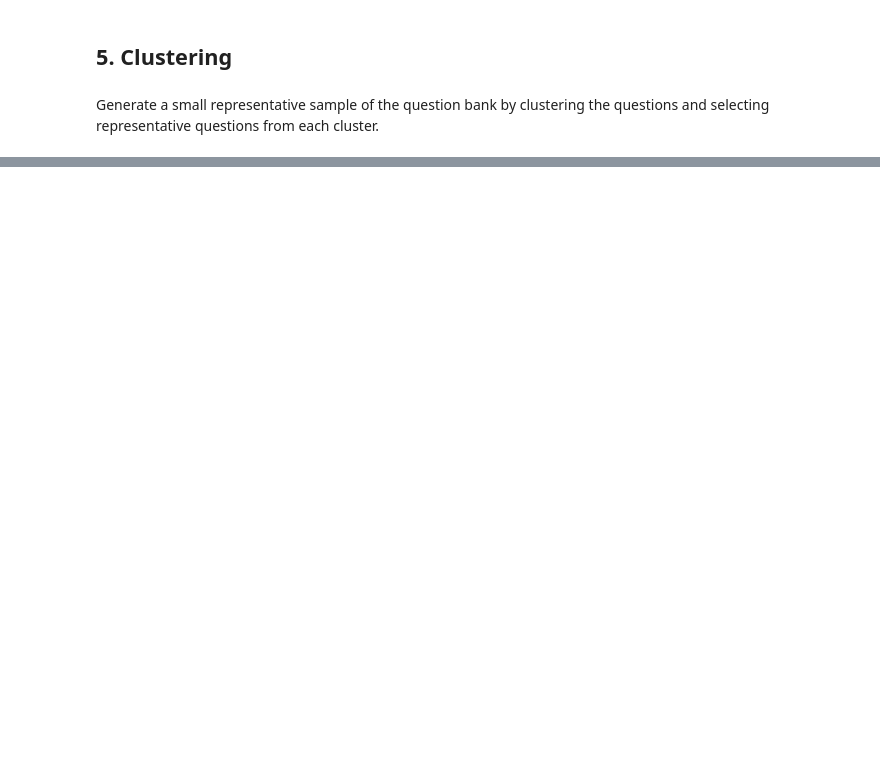
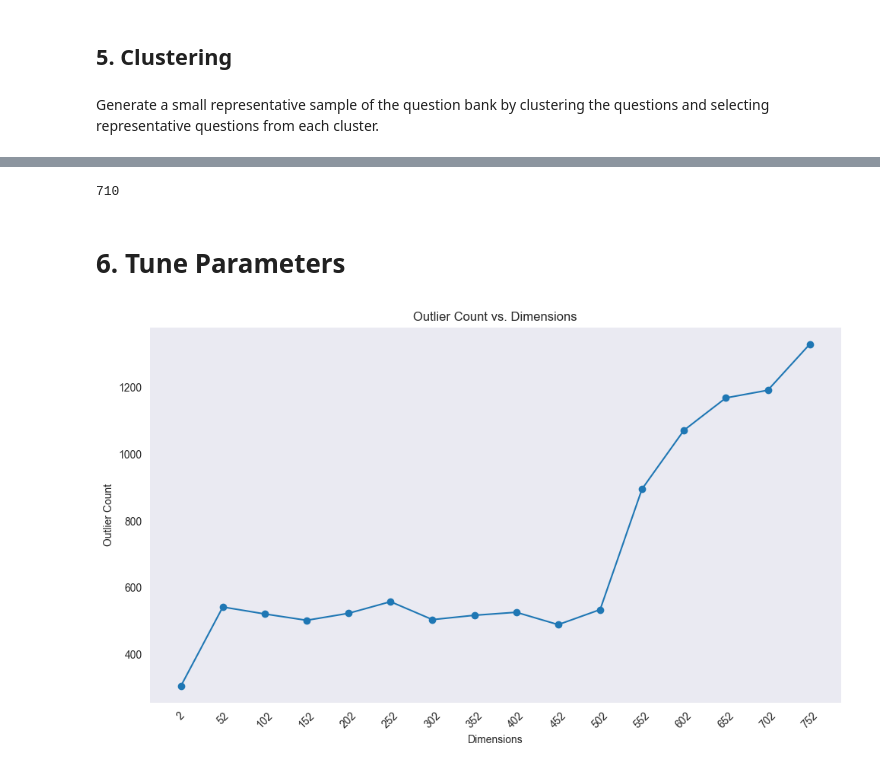
Before and after one commit to xubosen/drivetest_tag_extraction, a Jupyter notebook: src/tag_gen.ipynb, the cells around one changed output, grey strips where cells are left out. Saved outputs shown, nothing was run; the diff lists cells and outputs as text; code cells hidden in the pictures; blank space fills up the shorter version.

```diff
--- a/src/tag_gen.ipynb
+++ b/src/tag_gen.ipynb
@@ -309,6 +340,6 @@ We will be using n_neighbours = 10 and dimensions = 256 for the final embeddings
 # %%
 n_neighbors = 10
-dim = 256
+dim = 512
 rdc_embeds_path = f"data_storage/embedding_dir/rdc_embeds_n{n_neighbors}d{dim}.npz"
 if not os.path.exists(rdc_embeds_path):
     print(f"Reducing dimensions to {dim} with n_neighbors={n_neighbors}...")
@@ -335,7 +370,7 @@ def cluster_embeddings(embeddings: np.ndarray) -> np.ndarray:
     Returns:
         Cluster labels for each embedding
     """
-    clusterer = HDBSCAN(min_cluster_size=4, metric='cosine', min_samples=2, cluster_selection_method="leaf", cluster_selection_epsilon=0.00000001)
+    clusterer = HDBSCAN(min_cluster_size=2, metric='cosine', min_samples=1, cluster_selection_method="leaf", allow_single_cluster=True)
     cluster_labels = clusterer.fit_predict(embeddings)
     return cluster_labels
 # %%
@@ -350,0 +407,41 @@ topic_df_sorted.head(100)
+# %%
+print((topic_df["topic"] == -1).sum())
+# %% [output]
+710
+# %% [markdown]
+# 6. Tune Parameters
+# %%
+# Dimension experimentation via downstream task result.
+def make_embeddings(dim, n_neighbors):
+    path = f"data_storage/embedding_dir/rdc_embeds_n{n_neighbors}d{dim}.npz"
+    if not os.path.exists(path):
+        print(f"Generating embeddings for dimension {dim} with n_neighbors={n_neighbors}...\n")
+        rdc_embeds = dim_reduction(dim, n_neighbors)
+        save_rdc_embeddings(rdc_embeds, path)
+    else:
+        print(f"Embeddings for dimension {dim} with n_neighbors={n_neighbors} already exist. Loading...\n")
+        rdc_embeds = load_rdc_embeddings(path)
+    return rdc_embeds
+
+def dim_reduc_params_experiment():
+    """
+    An experiment to find the optimal parameters for dimension reduction (dimensions and n_neighbors).
+
+    With a fixed clustering method, we will vary the dimensions and n_neighbors to see how it affects the outlier count.
+    """
+    outlier_count = []
+    dimensions = []
+    n_values = []
+    for dim in range(2, 760, 50):
+        dimensions.append(dim)
+        for n_neighbors in range(5, 50, 10):
+            n_values.append(n_neighbors)
+
+            embeds = make_embeddings(dim, n_neighbors)
+            labels = cluster_embeddings(embeds)
+            outlier_count.append((labels == -1).sum())
+    return outlier_count, dimensions
+# %%
+outlier_count, dimensions = dim_reduc_params_experiment()
+# %% [output]
+[figure, added]
```
Also changed, not shown: parts of 14 cells of this notebook.
